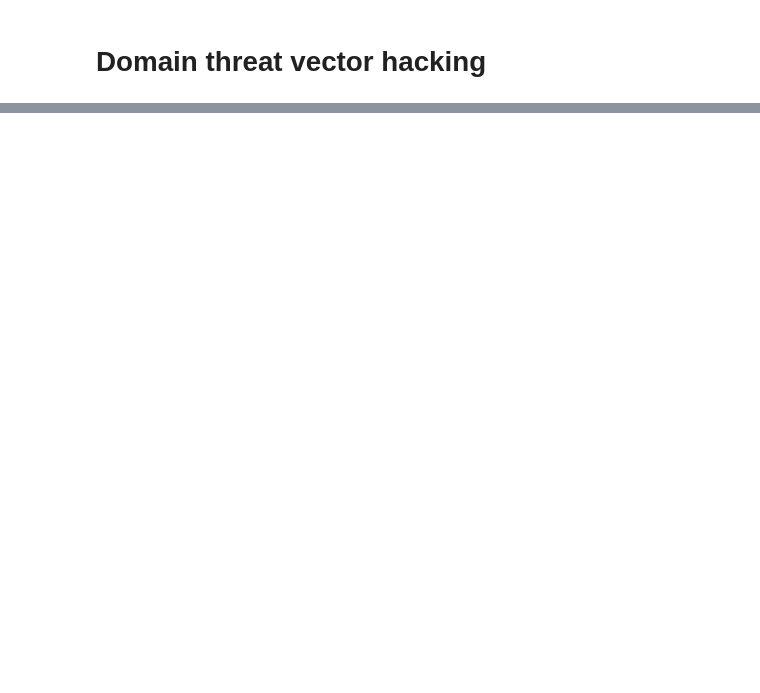
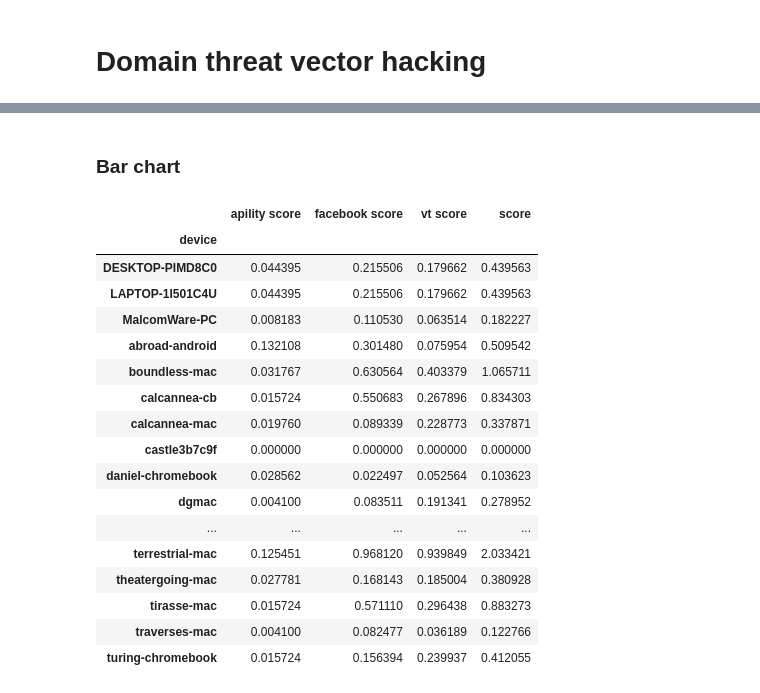
Before and after one commit to careytews/threat-graph-utils, a Jupyter notebook: domain-threat-vector.ipynb, the cells around one changed output, grey strips where cells are left out. Drawn from its saved outputs; the diff is of its cells as text; code cells hidden in the pictures; blank space fills up the shorter version.

```diff
--- a/domain-threat-vector.ipynb
+++ b/domain-threat-vector.ipynb
@@ -330,0 +231,2 @@ df_dev.sort_values(by="score", ascending=False)
+# %% [markdown]
+### Bar chart
@@ -330,0 +238,28 @@ df_dev.sort_values(by="score", ascending=False)
+# %%
+grouped = dfs[["apility score", "facebook score", "vt score"]].groupby("device")
+agg = grouped.agg(
+    {
+        "apility score": prob_agg, "facebook score": prob_agg, "vt score": prob_agg
+    }
+)
+agg["score"] = agg["apility score"] + agg["facebook score"] + agg["vt score"]
+agg
+# %% [output]
+|  | apility score | facebook score | vt score | score |
+| device |  |  |  |  |
+| DESKTOP-PIMD8C0 | 0.044395 | 0.215506 | 0.179662 | 0.439563 |
+| LAPTOP-1I501C4U | 0.044395 | 0.215506 | 0.179662 | 0.439563 |
+| MalcomWare-PC | 0.008183 | 0.110530 | 0.063514 | 0.182227 |
+| abroad-android | 0.132108 | 0.301480 | 0.075954 | 0.509542 |
+| boundless-mac | 0.031767 | 0.630564 | 0.403379 | 1.065711 |
+| calcannea-cb | 0.015724 | 0.550683 | 0.267896 | 0.834303 |
+| calcannea-mac | 0.019760 | 0.089339 | 0.228773 | 0.337871 |
+| castle3b7c9f | 0.000000 | 0.000000 | 0.000000 | 0.000000 |
+| daniel-chromebook | 0.028562 | 0.022497 | 0.052564 | 0.103623 |
+| dgmac | 0.004100 | 0.083511 | 0.191341 | 0.278952 |
+| ... | ... | ... | ... | ... |
+| terrestrial-mac | 0.125451 | 0.968120 | 0.939849 | 2.033421 |
+| theatergoing-mac | 0.027781 | 0.168143 | 0.185004 | 0.380928 |
+| tirasse-mac | 0.015724 | 0.571110 | 0.296438 | 0.883273 |
+| traverses-mac | 0.004100 | 0.082477 | 0.036189 | 0.122766 |
+| turing-chromebook | 0.015724 | 0.156394 | 0.239937 | 0.412055 |
```
Also changed, not shown: parts of 56 cells of this notebook.
